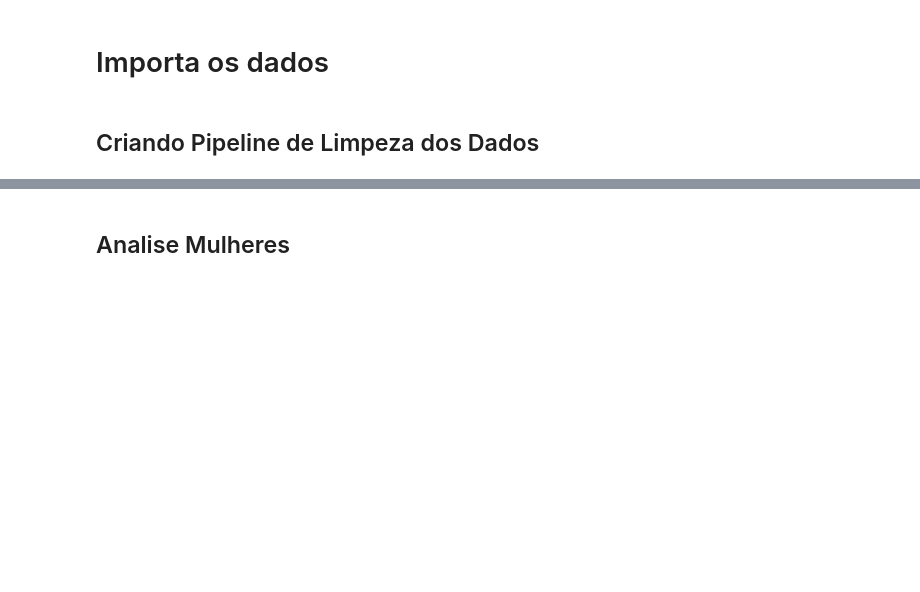
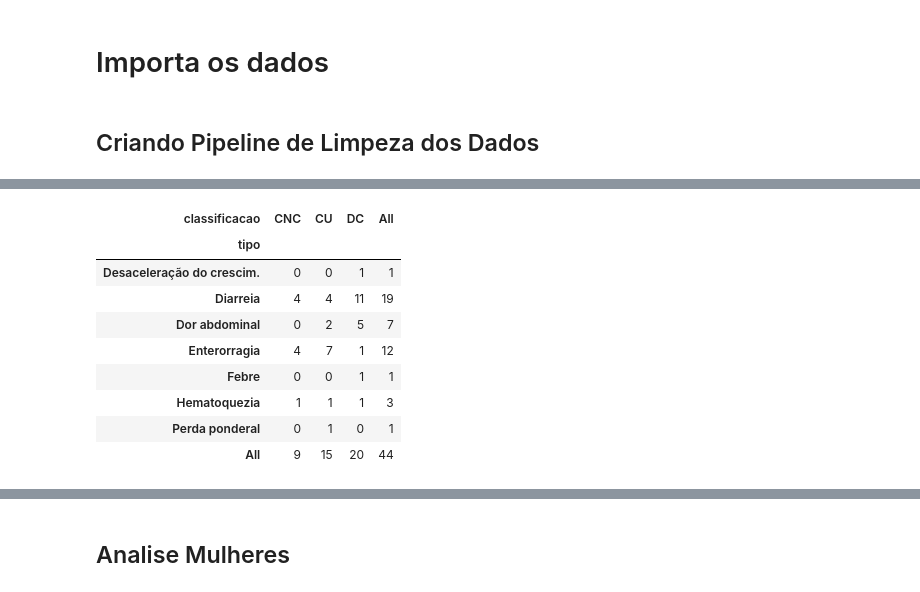
Before and after one commit to luscaalima/ME812-Unicamp, a Jupyter notebook: dados/notebook_consultoria_oficial.ipynb, the cells around one changed output, grey strips where cells are left out. Drawn from its saved outputs; the diff is of its cells as text; code cells hidden in the pictures; blank space fills up the shorter version.

```diff
--- a/dados/notebook_consultoria_oficial.ipynb
+++ b/dados/notebook_consultoria_oficial.ipynb
@@ -147,15 +156,7 @@ colunas_nao_categoricas = [
     "intervalo_sintomas_primeira_consulta",
     "intervalo_nascimento_sintomas",
     "data_primeira_colonoscopia",
-
-
     "intervalo_sintomas_primeira_colonoscopia",
-
-
     "data_inicio_sintomas",
-
-
-
-
-    "intervalo_sintomas_primeira_colonoscopia_recalculado",
+    "intervalo_sintomas_primeira_colonoscopia_recalculado"
 ]
@@ -186,0 +267,14 @@ pd.crosstab(
+# %%
+tabela_observada = pd.crosstab(mulheres_colunas_categoricas_df['tipo'], mulheres_colunas_categoricas_df['classificacao'], margins=True)
+tabela_observada
+# %% [output]
+| classificacao | CNC | CU | DC | All |
+| tipo |  |  |  |  |
+| Desaceleração do crescim. | 0 | 0 | 1 | 1 |
+| Diarreia | 4 | 4 | 11 | 19 |
+| Dor abdominal | 0 | 2 | 5 | 7 |
+| Enterorragia | 4 | 7 | 1 | 12 |
+| Febre | 0 | 0 | 1 | 1 |
+| Hematoquezia | 1 | 1 | 1 | 3 |
+| Perda ponderal | 0 | 1 | 0 | 1 |
+| All | 9 | 15 | 20 | 44 |
```
Also changed, not shown: parts of 27 cells of this notebook.
